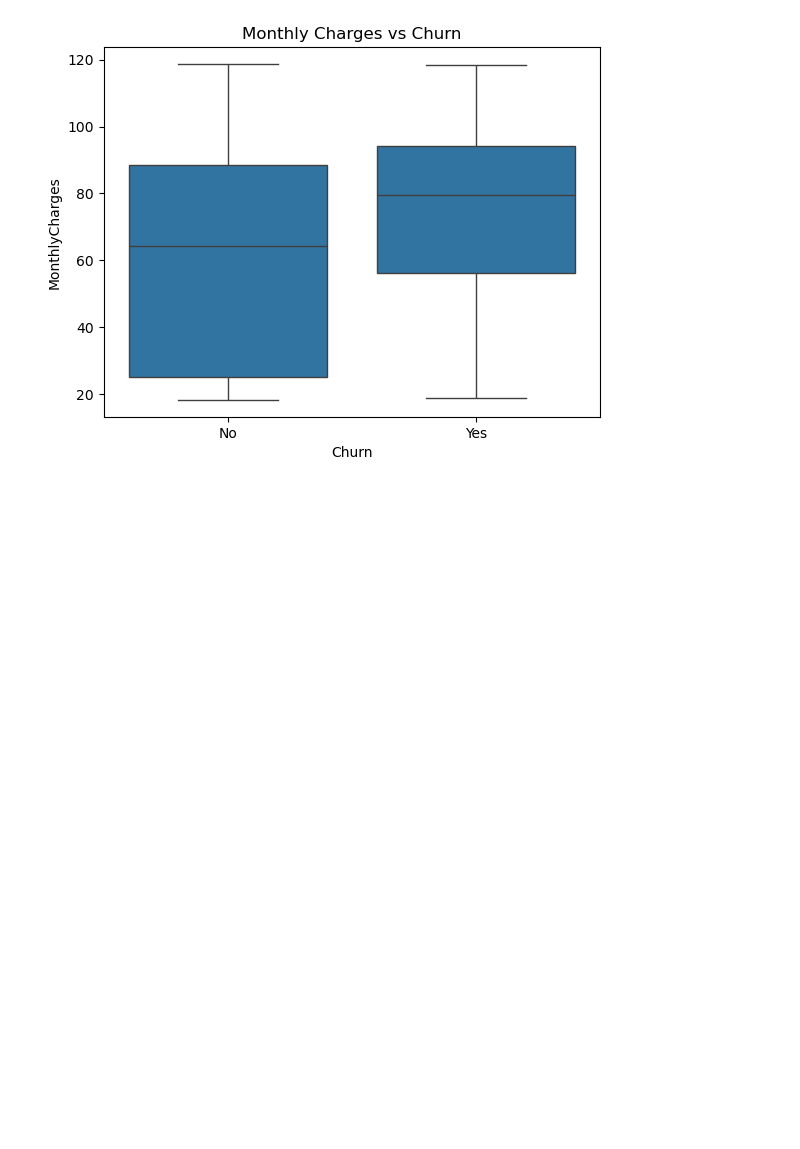
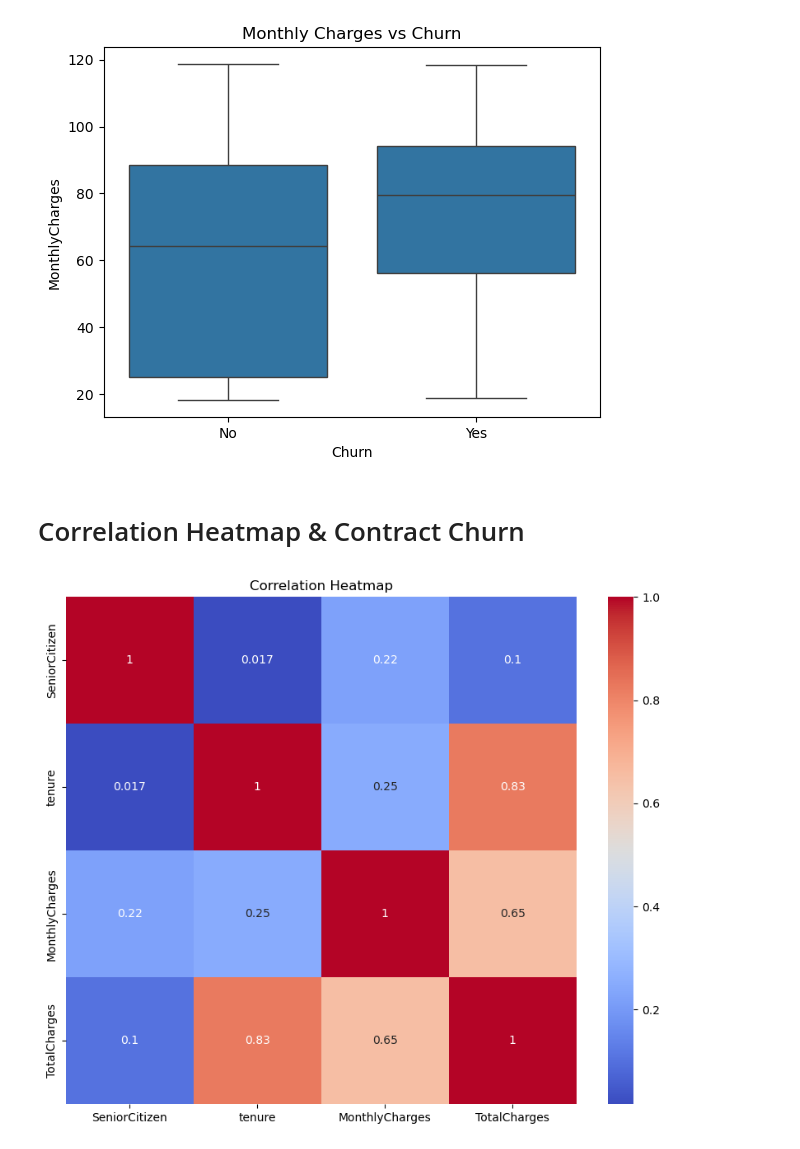
Before and after one commit to Chandu1613/data-prep-telco-churn, a Jupyter notebook: notebooks/data_cleaning_preprocessing.ipynb, the cells around one changed output. Saved outputs shown, nothing was run; the diff lists cells and outputs as text; code cells hidden in the pictures; blank space fills up the shorter version.

Commit message:
Correlation heatmap and contract vs churn plots added

```diff
--- a/notebooks/data_cleaning_preprocessing.ipynb
+++ b/notebooks/data_cleaning_preprocessing.ipynb
@@ -88,3 +88,14 @@ plt.savefig('../output/monthly_charges_boxplot.png')
 plt.show()
 # %% [output]
 [figure]
+# %% [markdown]
+# Correlation Heatmap & Contract Churn
+# %%
+# Correlation heatmap
+plt.figure(figsize=(10, 8))
+sns.heatmap(df.select_dtypes('number').corr(), annot=True, cmap='coolwarm')
+plt.title('Correlation Heatmap')
+plt.savefig('../output/correlation_heatmap.png')
+plt.show()
+# %% [output]
+[figure, added]
```
Also changed, not shown: parts of 1 cell of this notebook, 3 other files.
